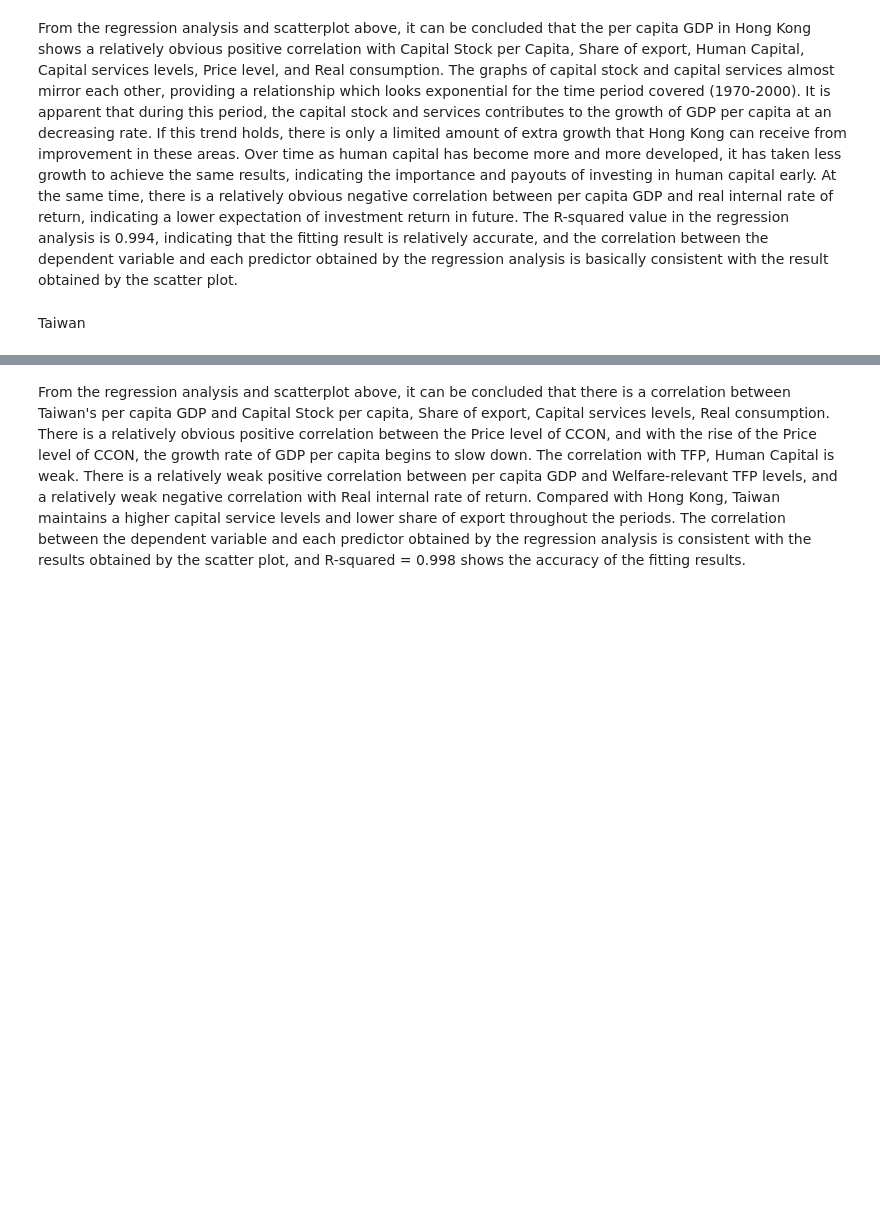
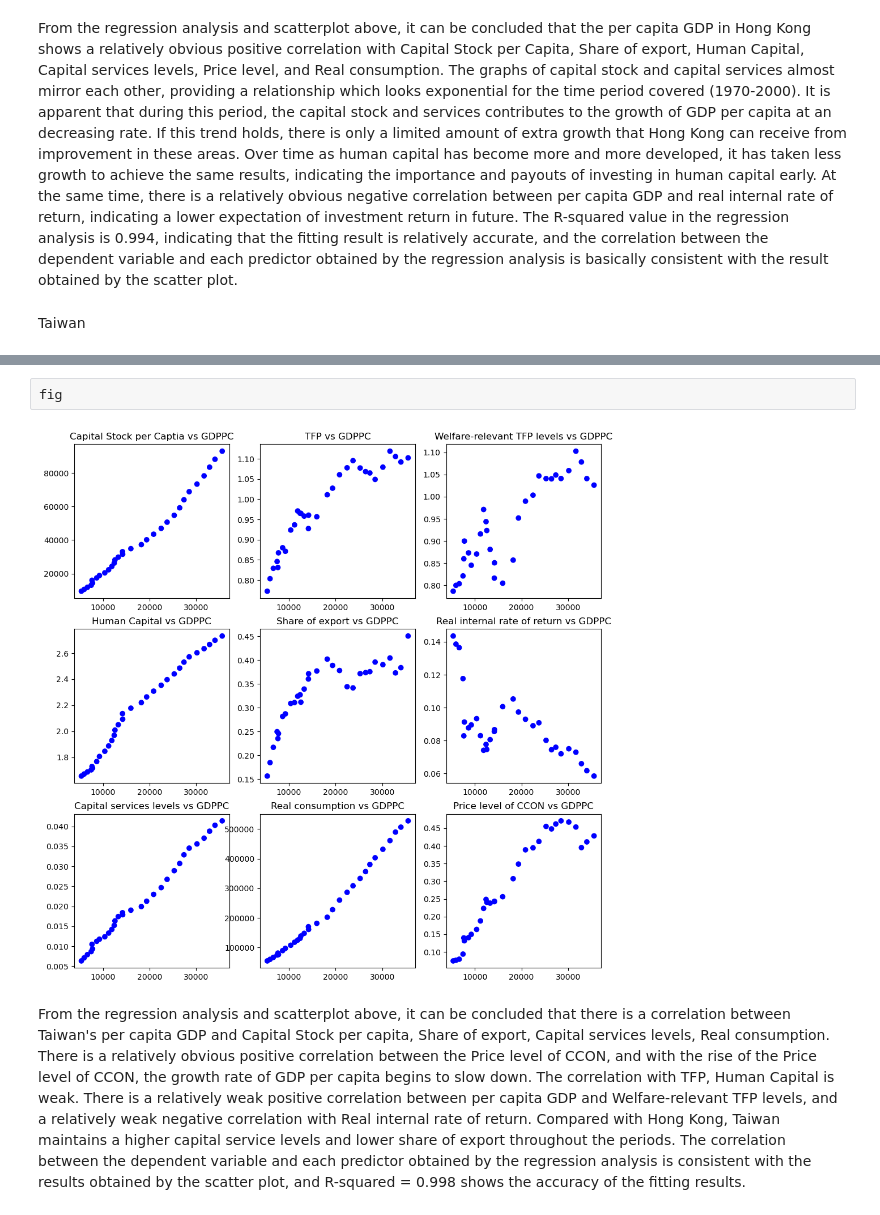
Before and after one commit to Heston13/Empirical-Project, a Jupyter notebook: asiantigers.ipynb, the cells around one changed output, grey strips where cells are left out. Cells and saved outputs as stored; diff of their text form; blank space fills up the shorter version.

```diff
--- a/asiantigers.ipynb
+++ b/asiantigers.ipynb
@@ -148,3 +210,7 @@ print(lrm.summary())
+# %%
+fig
+# %% [output]
+[figure, added]
 # %% [markdown]
 From the regression analysis and scatterplot above, it can be concluded that there is a correlation between Taiwan's per capita GDP and  Capital Stock per capita, Share of export, Capital services levels, Real consumption. There is a relatively obvious positive correlation between the Price level of CCON, and with the rise of the Price level of CCON, the growth rate of GDP per capita begins to slow down. The correlation with TFP, Human Capital is weak. There is a relatively weak positive correlation between per capita GDP and Welfare-relevant TFP levels, and a relatively weak negative correlation with Real internal rate of return.
 Compared with Hong Kong, Taiwan maintains a higher capital service levels and lower share of export throughout the periods.
```
Also changed, not shown: parts of 10 cells of this notebook, 2 other files.
